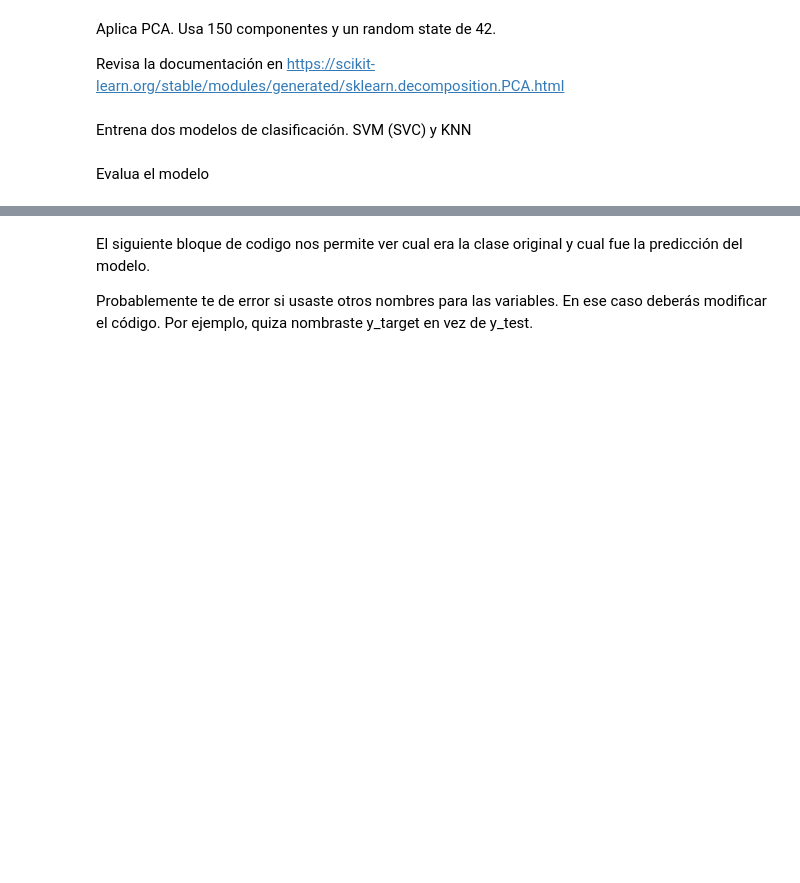
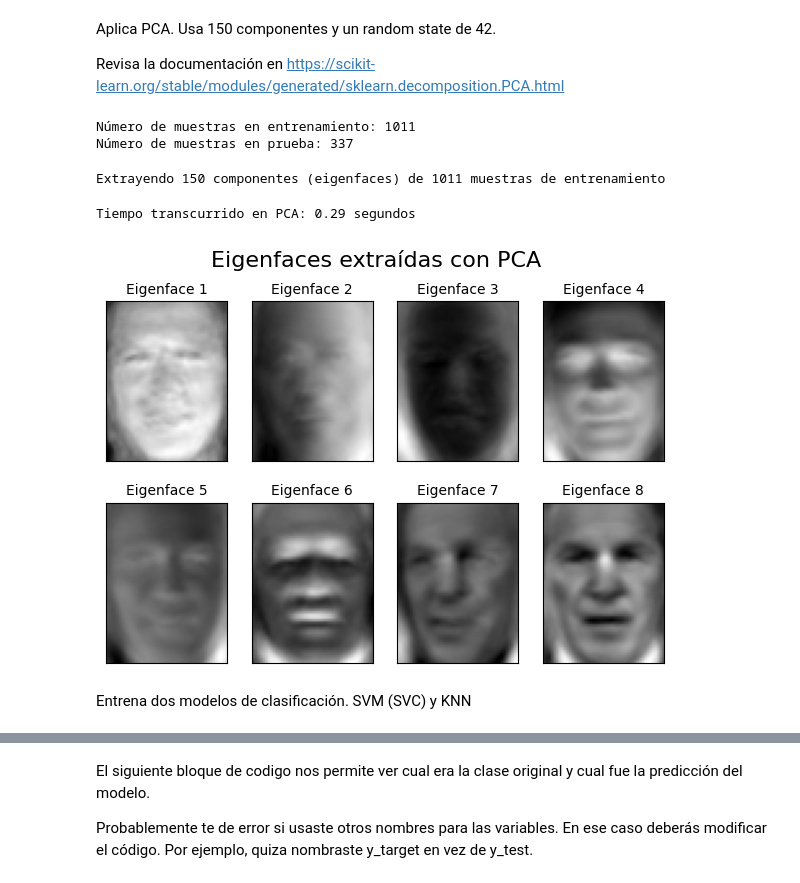
Before and after one commit to Horaciomb/FundamentosDeepLearning, a Jupyter notebook: Clase03/Tarea_2,_Reconocimiento_Facial_usando_PCA_y_SML.ipynb, the cells around one changed output, grey strips where cells are left out. Drawn from its saved outputs; the diff is of its cells as text; code cells hidden in the pictures; blank space fills up the shorter version.

```diff
--- a/Clase03/Tarea_2,_Reconocimiento_Facial_usando_PCA_y_SML.ipynb
+++ b/Clase03/Tarea_2,_Reconocimiento_Facial_usando_PCA_y_SML.ipynb
@@ -115,2 +88,12 @@ Revisa la documentación en https://scikit-learn.org/stable/modules/generated/sk
+# %%
+# Dividir los datos: 75% entrenamiento, 25% prueba (estratificado para que se conserve la proporción de clases)
+X_train, X_test, y_train, y_test = train_test_split(
+    X, y, test_size=0.25, stratify=y, random_state=42)
+
+print("Número de muestras en entrenamiento:", X_train.shape[0])
+print("Número de muestras en prueba:", X_test.shape[0])
+# %% [output]
+Número de muestras en entrenamiento: 1011
+Número de muestras en prueba: 337
 # %%
 from sklearn.decomposition import PCA
@@ -117,4 +101,32 @@ from sklearn.decomposition import PCA
+# %%
+n_components = 150
+print("Extrayendo {} componentes (eigenfaces) de {} muestras de entrenamiento".format(n_components, X_train.shape[0]))
+
+t0 = time()
+# %% [output]
+Extrayendo 150 componentes (eigenfaces) de 1011 muestras de entrenamiento
+# %%
+pca = PCA(n_components=n_components, whiten=True, random_state=42)
+X_train_pca = pca.fit_transform(X_train)
+X_test_pca = pca.transform(X_test)
+print("Tiempo transcurrido en PCA: {:.2f} segundos".format(time() - t0))
+# %% [output]
+Tiempo transcurrido en PCA: 0.29 segundos
+# %%
+def plot_eigenfaces(eigenfaces, h, w, n_row=2, n_col=4):
+    plt.figure(figsize=(1.8 * n_col, 2.4 * n_row))
+    for i in range(n_row * n_col):
+        plt.subplot(n_row, n_col, i + 1)
+        plt.imshow(eigenfaces[i].reshape((h, w)), cmap=plt.cm.gray)
+        plt.title("Eigenface {}".format(i+1), size=10)
+        plt.xticks(())
+        plt.yticks(())
+    plt.suptitle("Eigenfaces extraídas con PCA", size=16)
+    plt.show()
+
+h, w = faces.images.shape[1:3]
+plot_eigenfaces(pca.components_, h, w)
+# %% [output]
+[figure, added]
 # %% [markdown]
 Entrena dos modelos de clasificación. SVM (SVC) y KNN
-# %% [markdown]
-Evalua el modelo
```
Also changed, not shown: parts of 15 cells of this notebook.
